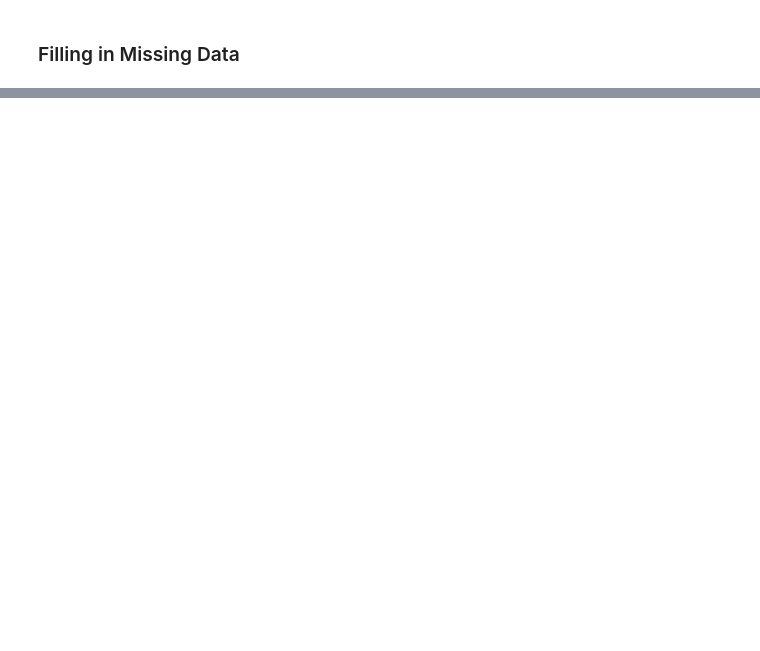
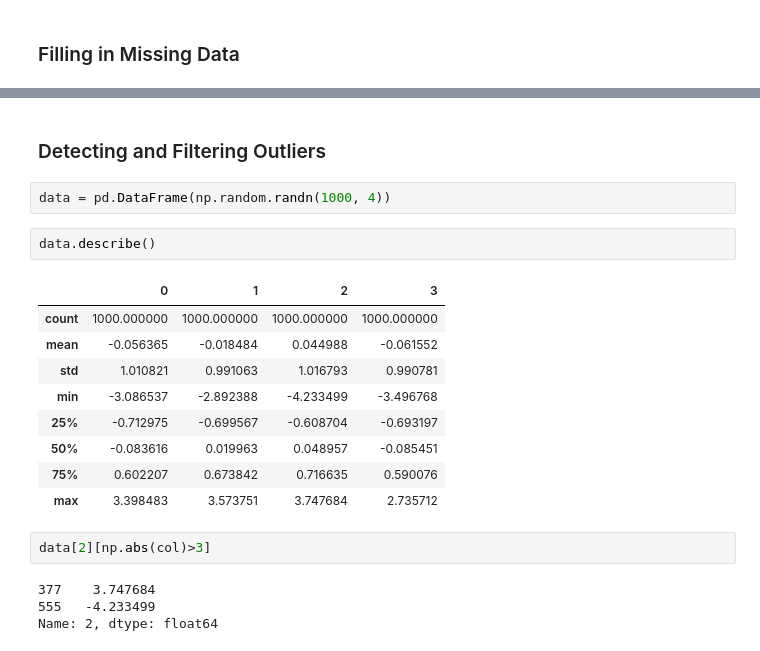
Before and after one commit to fatjudy/ML-try, a Jupyter notebook: Data Analysis/Chapter 7 Data Cleaning and Preparation.ipynb, the cells around one changed output, grey strips where cells are left out. Saved outputs shown, nothing was run; the diff lists cells and outputs as text; blank space fills up the shorter version.

```diff
--- a/Data Analysis/Chapter 7 Data Cleaning and Preparation.ipynb
+++ b/Data Analysis/Chapter 7 Data Cleaning and Preparation.ipynb
@@ -187,0 +511,22 @@ df.fillna(df.mean()) # fill using the column mean
+# %% [markdown]
+### Detecting and Filtering Outliers
+# %%
+data = pd.DataFrame(np.random.randn(1000, 4))
+# %%
+data.describe()
+# %% [output]
+|  | 0 | 1 | 2 | 3 |
+| count | 1000.000000 | 1000.000000 | 1000.000000 | 1000.000000 |
+| mean | -0.056365 | -0.018484 | 0.044988 | -0.061552 |
+| std | 1.010821 | 0.991063 | 1.016793 | 0.990781 |
+| min | -3.086537 | -2.892388 | -4.233499 | -3.496768 |
+| 25% | -0.712975 | -0.699567 | -0.608704 | -0.693197 |
+| 50% | -0.083616 | 0.019963 | 0.048957 | -0.085451 |
+| 75% | 0.602207 | 0.673842 | 0.716635 | 0.590076 |
+| max | 3.398483 | 3.573751 | 3.747684 | 2.735712 |
+# %%
+data[2][np.abs(col)>3]
+# %% [output]
+377    3.747684
+555   -4.233499
+Name: 2, dtype: float64
```
Also changed, not shown: parts of 120 cells of this notebook, 5 other files.
